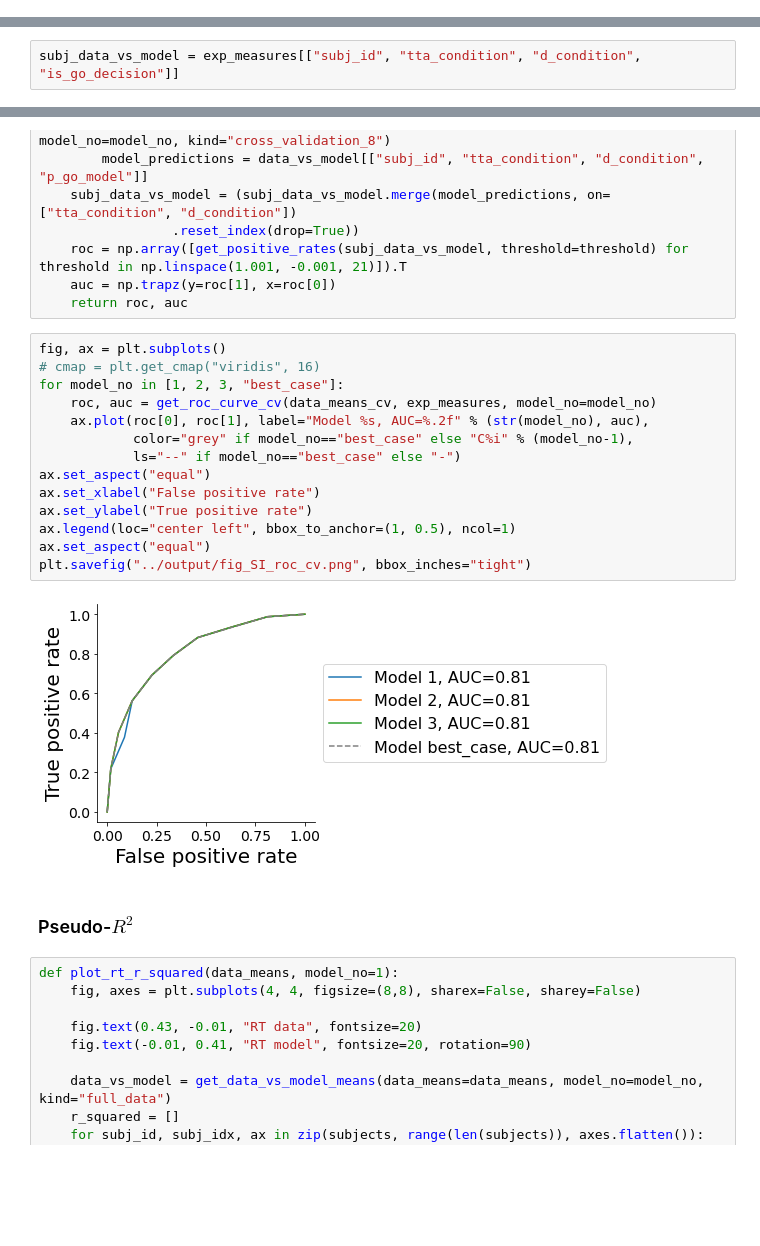
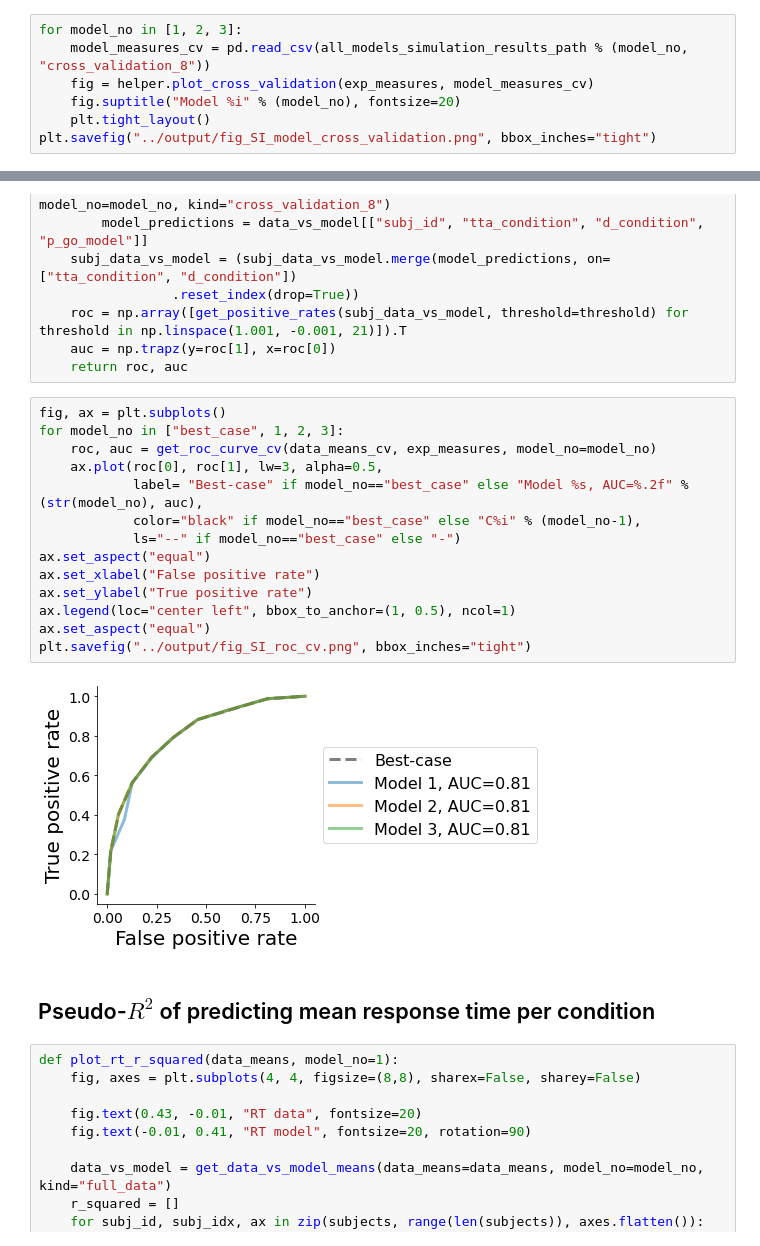
Before and after one commit to cherepaha/evidence_accumulation_in_gap_acceptance, a Jupyter notebook: data_and_model_analysis/06_supplementary_figures.ipynb, the cells around one changed output, grey strips where cells are left out. Cells and saved outputs as stored; diff of their text form; blank space fills up the shorter version.

Commit message:
Predictive metrics for cross-validation updated; refactoring

```diff
--- a/data_and_model_analysis/06_supplementary_figures.ipynb
+++ b/data_and_model_analysis/06_supplementary_figures.ipynb
@@ -229,3 +229,10 @@ plt.savefig("../output/fig_SI_models_RT_dist.png", bbox_inches="tight")
 [figure]
 # %% [markdown]
 ### Cross-validation
+# %%
+for model_no in [1, 2, 3]:
+    model_measures_cv = pd.read_csv(all_models_simulation_results_path % (model_no, "cross_validation_8"))
+    fig = helper.plot_cross_validation(exp_measures, model_measures_cv)
+    fig.suptitle("Model %i" % (model_no), fontsize=20)
+    plt.tight_layout()
+plt.savefig("../output/fig_SI_model_cross_validation.png", bbox_inches="tight")
@@ -371,2 +364,0 @@ plt.savefig("../output/fig_SI_AUC_diff.png", bbox_inches="tight")
-# %%
-subj_data_vs_model = exp_measures[["subj_id", "tta_condition", "d_condition", "is_go_decision"]]
@@ -456,22 +377,22 @@ def get_roc_curve_cv(data_means, exp_measures, model_no=1):
     return roc, auc
 # %%
 fig, ax = plt.subplots()
-# cmap = plt.get_cmap("viridis", 16)
-for model_no in [1, 2, 3, "best_case"]:
+for model_no in ["best_case", 1, 2, 3]:
     roc, auc = get_roc_curve_cv(data_means_cv, exp_measures, model_no=model_no)
-    ax.plot(roc[0], roc[1], label="Model %s, AUC=%.2f" % (str(model_no), auc),
-            color="grey" if model_no=="best_case" else "C%i" % (model_no-1),
+    ax.plot(roc[0], roc[1], lw=3, alpha=0.5,
+            label= "Best-case" if model_no=="best_case" else "Model %s, AUC=%.2f" % (str(model_no), auc),
+            color="black" if model_no=="best_case" else "C%i" % (model_no-1),
             ls="--" if model_no=="best_case" else "-")
 ax.set_aspect("equal")
 ax.set_xlabel("False positive rate")
 ax.set_ylabel("True positive rate")
 ax.legend(loc="center left", bbox_to_anchor=(1, 0.5), ncol=1)
 ax.set_aspect("equal")
 plt.savefig("../output/fig_SI_roc_cv.png", bbox_inches="tight")
 # %% [output]
-[figure, old version]
+[figure, new version]
 # %% [markdown]
-### Pseudo-$R^2$
+## Pseudo-$R^2$ of predicting mean response time per condition
 # %%
 def plot_rt_r_squared(data_means, model_no=1):
     fig, axes = plt.subplots(4, 4, figsize=(8,8), sharex=False, sharey=False)
```
Also changed, not shown: parts of 15 cells of this notebook, 3 other files.
